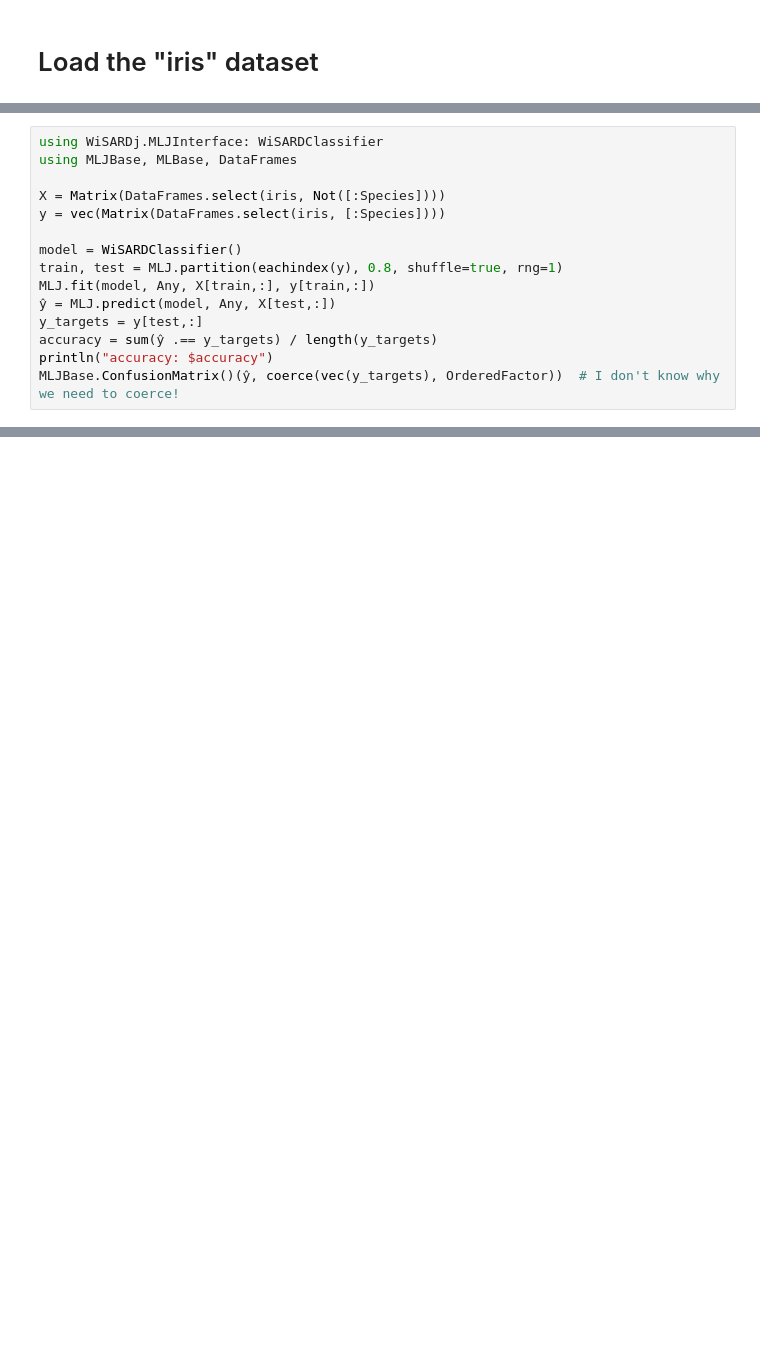
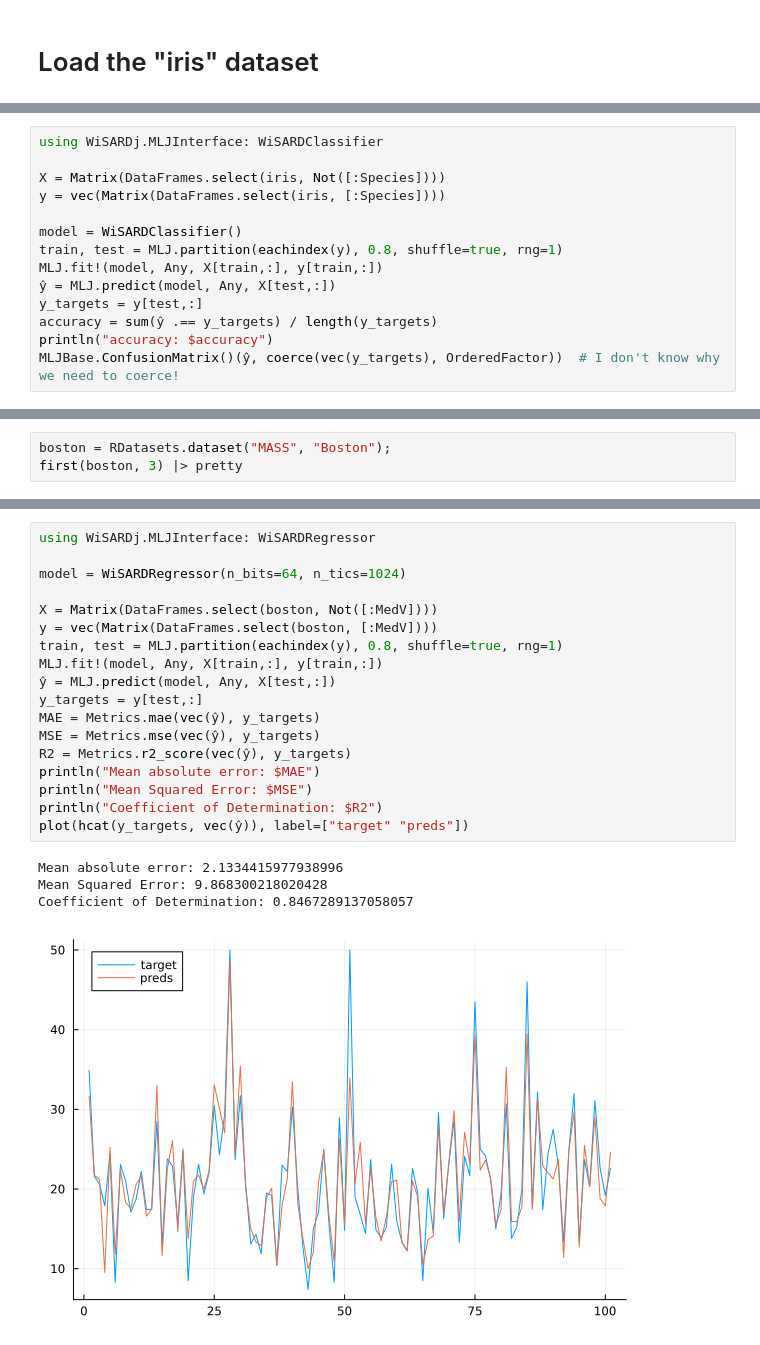
Before and after one commit to giordamaug/WiSARDj, a Jupyter notebook: notebooks/MLJ WiSARDj notebook.ipynb, the cells around one changed output, grey strips where cells are left out. Cells and saved outputs as stored; diff of their text form; blank space fills up the shorter version.

```diff
--- a/notebooks/MLJ WiSARDj notebook.ipynb
+++ b/notebooks/MLJ WiSARDj notebook.ipynb
@@ -22,13 +49,12 @@ first(iris, 3) |> pretty
 # %%
 using WiSARDj.MLJInterface: WiSARDClassifier
-using MLJBase, MLBase, DataFrames
 
 X = Matrix(DataFrames.select(iris, Not([:Species])))
 y = vec(Matrix(DataFrames.select(iris, [:Species])))
 
 model = WiSARDClassifier()
 train, test = MLJ.partition(eachindex(y), 0.8, shuffle=true, rng=1)
-MLJ.fit(model, Any, X[train,:], y[train,:])
+MLJ.fit!(model, Any, X[train,:], y[train,:])
 ŷ = MLJ.predict(model, Any, X[test,:])
 y_targets = y[test,:]
 accuracy = sum(ŷ .== y_targets) / length(y_targets)
@@ -42,0 +78,3 @@ first(features, 3) |> pretty
+# %%
+boston = RDatasets.dataset("MASS", "Boston");
+first(boston, 3) |> pretty
@@ -42,0 +93,23 @@ first(features, 3) |> pretty
+# %%
+using WiSARDj.MLJInterface: WiSARDRegressor
+
+model = WiSARDRegressor(n_bits=64, n_tics=1024)
+
+X = Matrix(DataFrames.select(boston, Not([:MedV])))
+y = vec(Matrix(DataFrames.select(boston, [:MedV])))
+train, test = MLJ.partition(eachindex(y), 0.8, shuffle=true, rng=1)
+MLJ.fit!(model, Any, X[train,:], y[train,:])
+ŷ = MLJ.predict(model, Any, X[test,:])
+y_targets = y[test,:]
+MAE = Metrics.mae(vec(ŷ), y_targets)
+MSE = Metrics.mse(vec(ŷ), y_targets)
+R2 = Metrics.r2_score(vec(ŷ), y_targets)
+println("Mean absolute error: $MAE")
+println("Mean Squared Error: $MSE")
+println("Coefficient of Determination: $R2")
+plot(hcat(y_targets, vec(ŷ)), label=["target" "preds"])
+# %% [output]
+Mean absolute error: 2.1334415977938996
+Mean Squared Error: 9.868300218020428
+Coefficient of Determination: 0.8467289137058057
+[figure, added]
```
Also changed, not shown: parts of 8 cells of this notebook.
